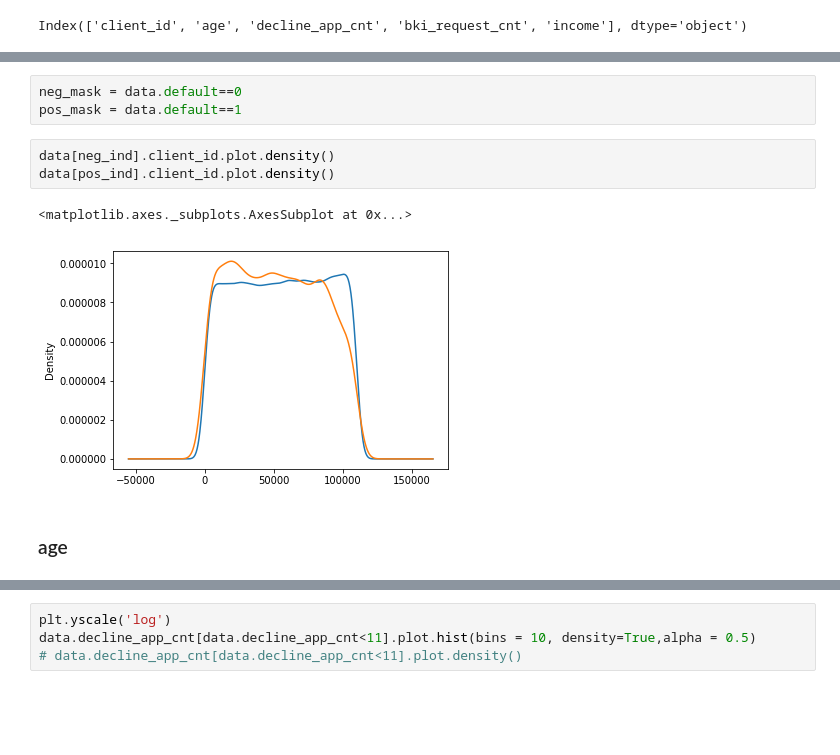
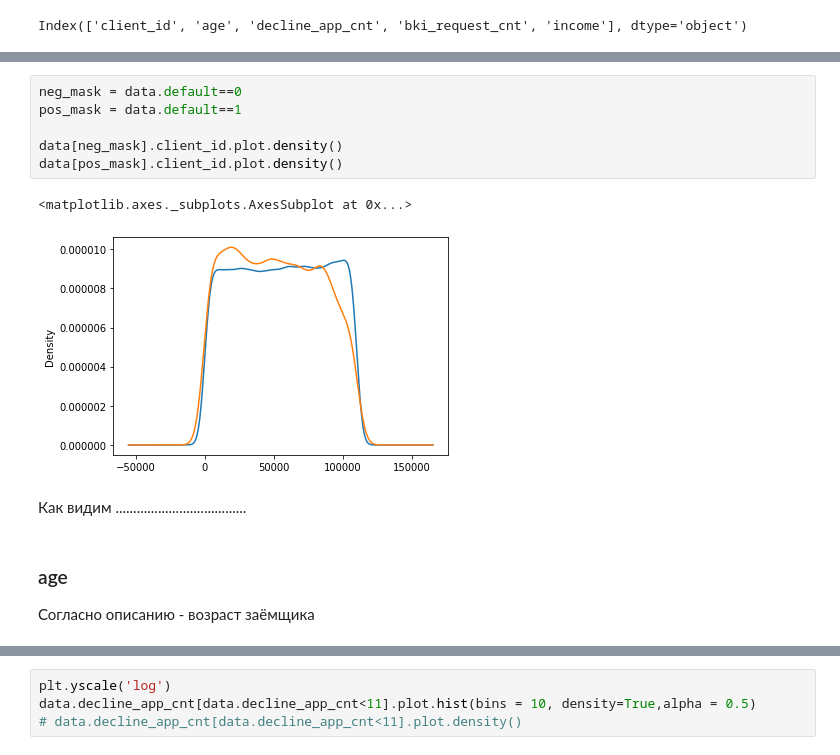
Before and after one commit to Urusut/IvanovDmitryV, a Jupyter notebook: Unit_5/Project_4_draft.ipynb, the cells around one changed output, grey strips where cells are left out. Cells and saved outputs as stored; diff of their text form; blank space fills up the shorter version.

```diff
--- a/Unit_5/Project_4_draft.ipynb
+++ b/Unit_5/Project_4_draft.ipynb
@@ -129,14 +130,17 @@ data.client_id.plot.density()
 # %%
 neg_mask = data.default==0
 pos_mask = data.default==1
+
+data[neg_mask].client_id.plot.density()
+data[pos_mask].client_id.plot.density()
+# %% [output]
+<matplotlib.axes._subplots.AxesSubplot at 0x...>
+[figure, added]
-# %%
-data[neg_ind].client_id.plot.density()
-data[pos_ind].client_id.plot.density()
-# %% [output]
-<matplotlib.axes._subplots.AxesSubplot at 0x...>
-[figure, removed]
+# %% [markdown]
+Как видим .....................................
 # %% [markdown]
 ### age
+Согласно описанию - возраст заёмщика
 # %%
 data.age.plot.density(); data.age.plot.hist(density=True,alpha = 0.5)
 # %% [output]
```
Also changed, not shown: parts of 14 cells of this notebook.
